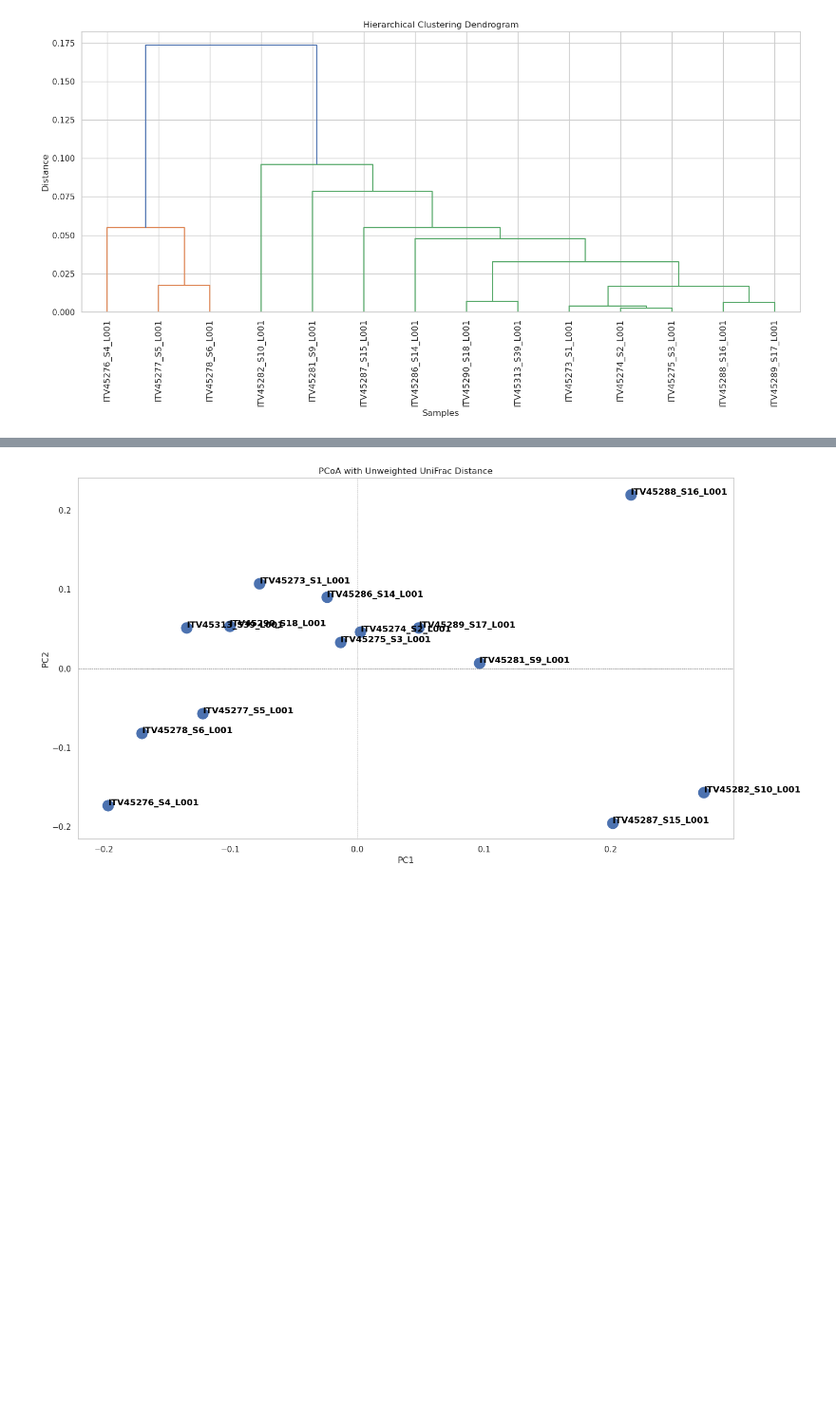
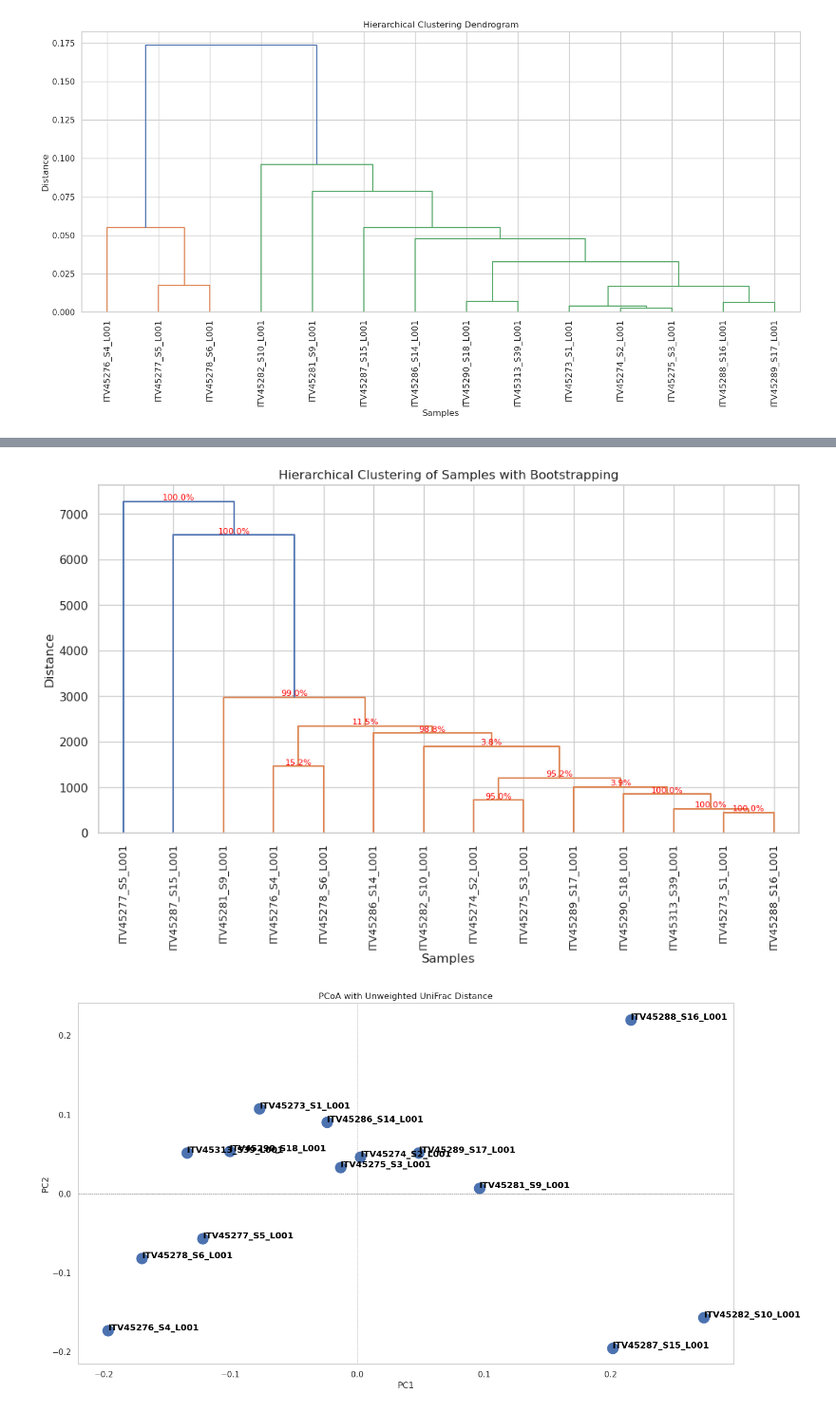
Before and after one commit to itvgenomics/pimba_smk, a Jupyter notebook: workflow/pimba_plot_python-BSM.ipynb, the cells around one changed output, grey strips where cells are left out. Shown at 95% size. Drawn from its saved outputs; the diff is of its cells as text; code cells hidden in the pictures; blank space fills up the shorter version.

Commit message:
updating PIMBA plot python scripts

```diff
--- a/workflow/pimba_plot_python-BSM.ipynb
+++ b/workflow/pimba_plot_python-BSM.ipynb
@@ -458,3 +352,78 @@ perform_pvclust(otu_table_df, meta_table_df, output_dir, False)
+# %%
+import pandas as pd
+import numpy as np
+import matplotlib.pyplot as plt
+from scipy.cluster.hierarchy import linkage, dendrogram, fcluster
+from scipy.spatial.distance import pdist
+
+def hierarchical_clustering_with_bootstrap(otu_table_df, meta_table_df, output_dir, groupby, n_bootstrap):
+    # Load metadata if groupby is specified
+    if groupby:
+        # Append metadata group names to sample labels
+        sample_labels = []
+        for sample in otu_table_df.columns:
+            if sample in meta_table_df.index:
+                sample_labels.append(f"{meta_table_df.loc[sample, groupby]}-{sample}")
+            else:
+                sample_labels.append(sample)  # Keep original name if not found in metadata
+    else:
+        sample_labels = list(otu_table_df.columns)  # Keep original sample names
+
+    # Transpose to cluster **samples**
+    data = otu_table_df.T.astype(float)
+
+    # Perform hierarchical clustering on original data
+    original_linkage = linkage(pdist(data, metric='euclidean'), method='average')
+
+    # Bootstrap parameters
+    n_otus = data.shape[1]
+    n_samples = data.shape[0]
+
+    # Track cluster co-occurrence
+    co_occurrence = np.zeros((n_samples, n_samples))
+
+    # Bootstrap resampling
+    for _ in range(n_bootstrap):
+        resampled_idx = np.random.choice(range(n_otus), size=n_otus, replace=True)  # Resample OTUs
+        resampled_data = data.iloc[:, resampled_idx]
+
+        resampled_linkage = linkage(pdist(resampled_data, metric='euclidean'), method='average')
+        clusters = fcluster(resampled_linkage, t=0.5 * max(resampled_linkage[:, 2]), criterion='distance')
+
+        for i in range(n_samples):
+            for j in range(i + 1, n_samples):
+                if clusters[i] == clusters[j]:  # If samples cluster together
+                    co_occurrence[i, j] += 1
+                    co_occurrence[j, i] += 1  # Symmetric matrix
+
+    # Normalize bootstrap values
+    co_occurrence = (co_occurrence / n_bootstrap) * 100
+
+    # Plot the dendrogram
+    plt.figure(figsize=(12, 6))
+    dendro = dendrogram(original_linkage, labels=sample_labels, leaf_rotation=90, leaf_font_size=10)
+
+    # Add bootstrap values at branching points
+    for i, d in zip(dendro['icoord'], dendro['dcoord']):
+        x = 0.5 * sum(i[1:3])  # X-coordinate for text
+        y = d[1]  # Y-coordinate for text
+
+        # Identify samples in this branch
+        members = [sample_labels[int(i[1] / 10)], sample_labels[int(i[2] / 10)]]
+        support = co_occurrence[sample_labels.index(members[0]), sample_labels.index(members[1])]
+
+        plt.text(x, y, f"{support:.1f}%", va='bottom', ha='center', fontsize=8, color='red')
+
+    plt.title('Hierarchical Clustering of Samples with Bootstrapping')
+    plt.xlabel('Samples' if not groupby else f'Samples (Grouped by {groupby})')
+    plt.ylabel('Distance')
+
+    # Save the figure
+    plt.savefig(os.path.join(output_dir, "cluster_bootstrap1000.svg"))
+
+hierarchical_clustering_with_bootstrap(otu_table_df, meta_table_df, output_dir, False, 1000)
+# %% [output]
+[figure, new version]
 # %%
 import os
 import numpy as np
```
Also changed, not shown: parts of 7 cells of this notebook, 5 other files.
